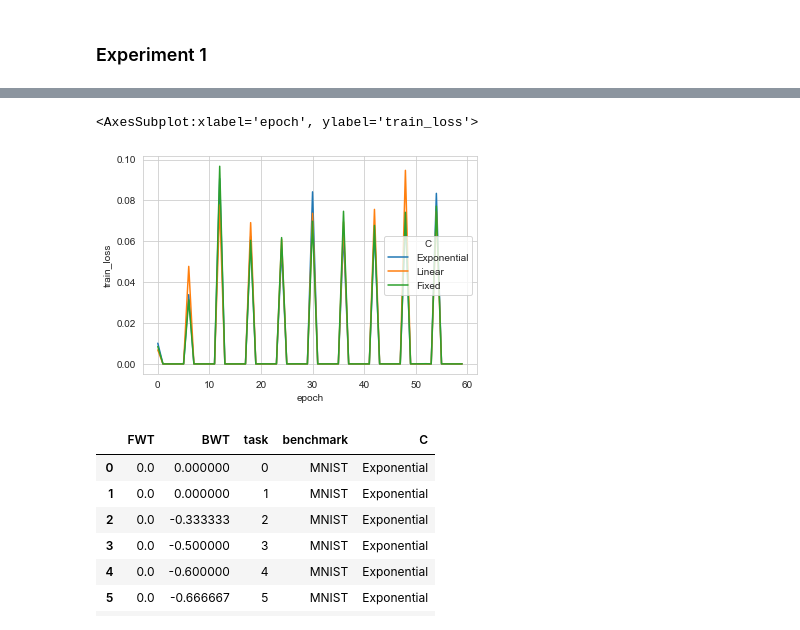
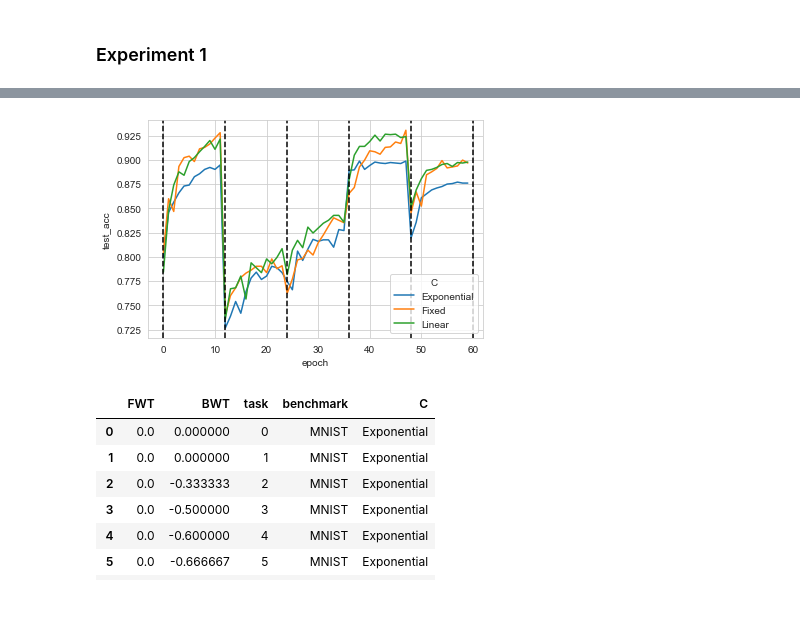
Before and after one commit to lguerdan/10-701-Project, a Jupyter notebook: dev_notebook.ipynb, the cells around one changed output, grey strips where cells are left out. Cells and saved outputs as stored; diff of their text form; code cells hidden in the pictures.

```diff
--- a/dev_notebook.ipynb
+++ b/dev_notebook.ipynb
@@ -47,0 +131,8 @@ plot_centralized_fixed_cuttoff_experiment(exp)
+# %%
+cl_exp, params = helpers.load_exp('Class_CL', extension='task')
+class_cl = cl_exp[cl_exp['task'] == 4]
+class_cl.loc[:, 'scenario'] = 'Class'
+
+cl_exp, params = helpers.load_exp('Instance_CL', extension='task')
+instance_cl = cl_exp[cl_exp['task'] == 4]
+instance_cl.loc[:, 'scenario'] = 'Instance'
@@ -47,0 +150,20 @@ plot_centralized_fixed_cuttoff_experiment(exp)
+# %%
+f, axes = plt.subplots(1, 2, figsize=(12, 4), sharey=False, sharex=True)
+plt.subplots_adjust(wspace = 0.25)
+
+sns.pointplot(data=instance_cl, x='C', y='BWT', hue='benchmark', ax=axes[0])
+axes[0].set_title('Class Incremental', fontsize=14)
+axes[0].tick_params(labelsize=14)
+axes[0].set_ylabel('BWT', fontsize=14)
+axes[0].legend(loc=1, prop={'size': 14})
+axes[0].set_xlabel('Clipping mechanism', fontsize=14)
+
+
+sns.pointplot(data=class_cl, x='C', y='BWT', hue='benchmark', ax=axes[1])
+axes[1].set_title('Instance Incremental', fontsize=14)
+axes[1].tick_params(labelsize=14)
+axes[1].set_ylabel('BWT', fontsize=14)
+axes[1].legend(loc=5, prop={'size': 14})
+axes[1].set_xlabel('Clipping mechanism', fontsize=14)
+
+plt.savefig(f'{FIGDIR}cl_metrics.png', dpi=400, bbox_inches='tight')
@@ -51,13 +200,21 @@ plot_centralized_adaptive_cuttoff_experiment(exp)
 # %%
-exp_epoch, params= helpers.load_exp('debug', extension='epoch')
-exp_task, params= helpers.load_exp('debug', extension='task')
+exp_epoch, params= helpers.load_exp('Class_CL', extension='epoch')
+exp_task, params= helpers.load_exp('Class_CL', extension='task')
 # plot_centralized_adaptive_cuttoff_experiment(exp)
 # %%
-mnist = exp_epoch[exp_epoch['benchmark'] == 'MNIST'].reset_index()
-sns.lineplot(data=mnist, x='epoch', hue='C', y='train_loss')
+exp_epoch, params= helpers.load_exp('Class_CL', extension='epoch')
+
+mnist = exp_epoch[exp_epoch['benchmark'] == 'CIFAR'].reset_index()
+sns.lineplot(data=mnist, x='epoch', hue='C', y='test_acc')
+
+for i in range(6):
+    plt.axvline(x=12*i, color='k', linestyle='--')
+
+axes[0][0].set_title('MNIST', fontsize=14)
+axes[0][0].set_ylabel('Test accuracy', fontsize=14)
+axes[0][0].tick_params(labelsize=14)
 # %% [output]
-<AxesSubplot:xlabel='epoch', ylabel='train_loss'>
-[figure, old version]
+[figure, new version]
 # %%
 mnist = exp[exp['benchmark'] == 'MNIST'].reset_index()
 sns.lineplot(data=mnist, x='epoch', hue='C', y='test_acc')
```
Also changed, not shown: parts of 8 cells of this notebook.
